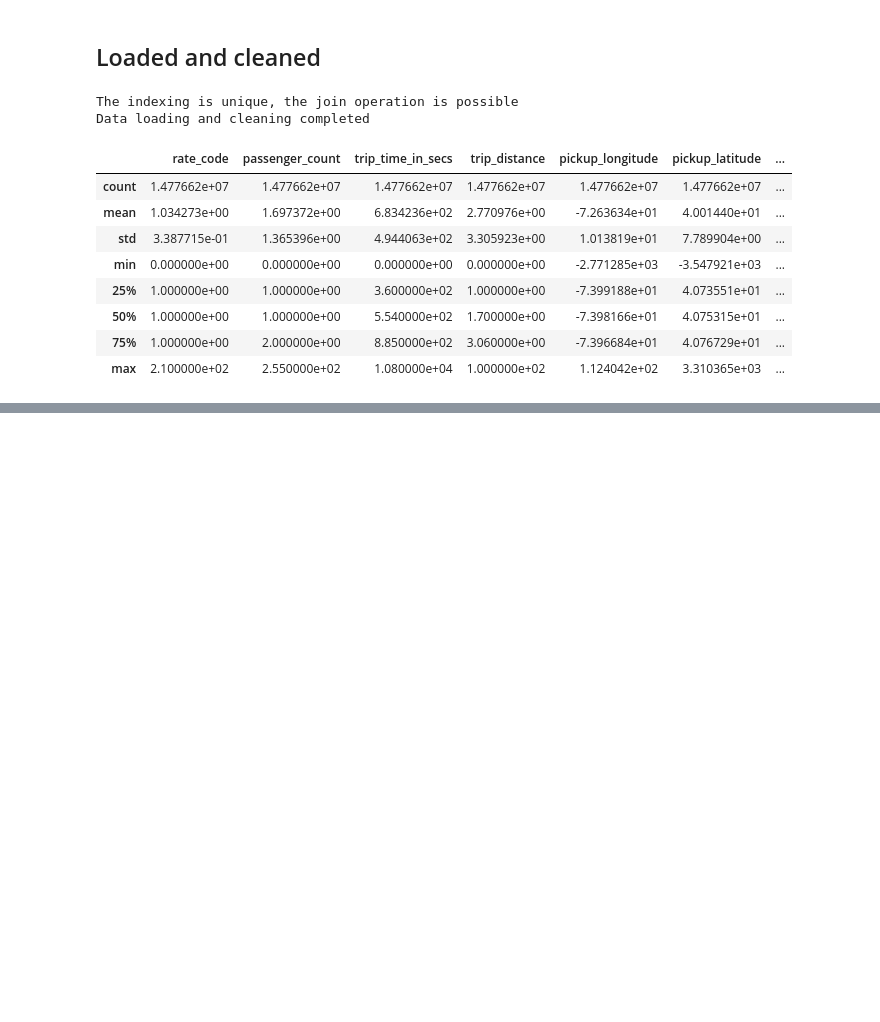
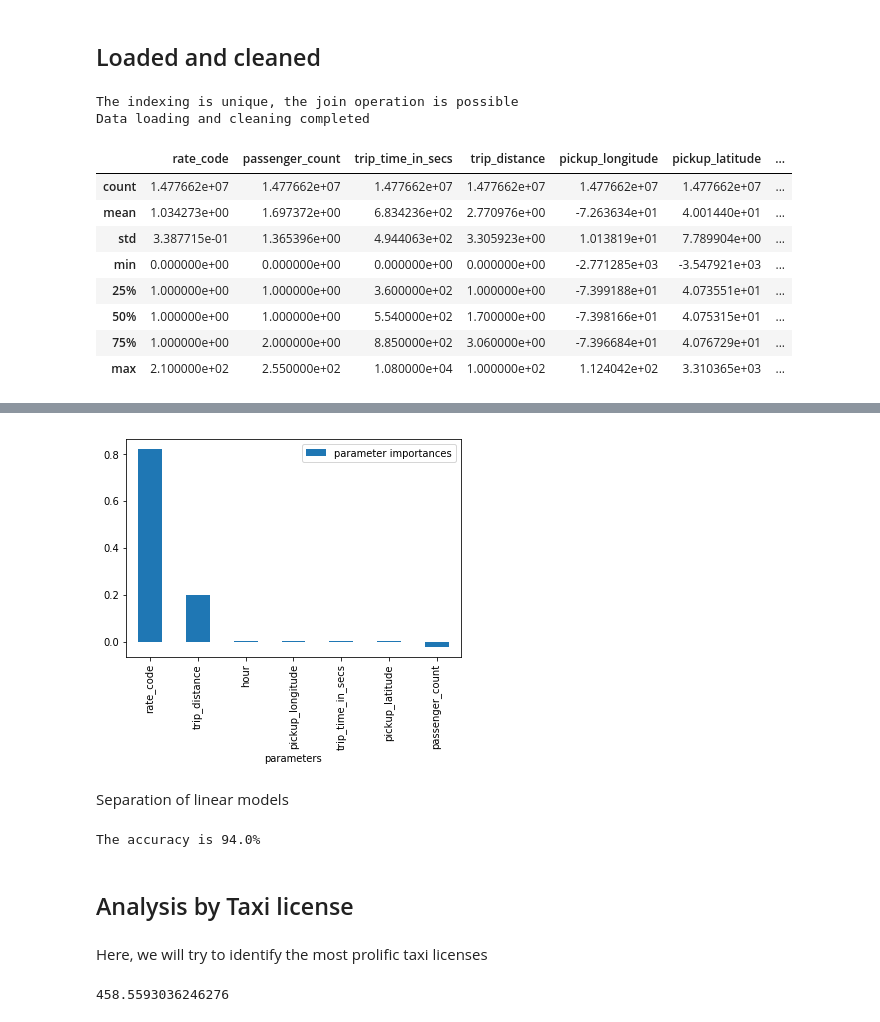
Before and after one commit to loicveyssiere/taxi-nyc, a Jupyter notebook: Notebook.ipynb, the cells around one changed output, grey strips where cells are left out. Drawn from its saved outputs; the diff is of its cells as text; code cells hidden in the pictures; blank space fills up the shorter version.

```diff
--- a/Notebook.ipynb
+++ b/Notebook.ipynb
@@ -70,0 +213,10 @@ core.heatmap(df, lat_col='pickup_latitude', lon_col='pickup_longitude', \
+# %%
+from sklearn.linear_model import Ridge, LinearRegression
+def ridge_predict(df, to_predict, parameters, alpha=1.0):
+    X = df[parameters]
+    y = df[to_predict]
+    classifier = LinearRegression()
+    classifier.fit(X,y)
+
+    y_pred = classifier.predict(X)
+    return X, y, y_pred, classifier
@@ -70,0 +229,9 @@ core.heatmap(df, lat_col='pickup_latitude', lon_col='pickup_longitude', \
+# %%
+df_parameters_importances = pd.DataFrame({"parameters": parameters, "parameter importances": classifier.coef_})
+df_parameters_importances = df_parameters_importances.set_index("parameters")
+df_parameters_importances = df_parameters_importances.sort_values("parameter importances", ascending=False)
+df_parameters_importances.plot(kind="bar");
+# %% [output]
+[figure, added]
+# %% [markdown]
+Separation of linear models
@@ -70,0 +241,10 @@ core.heatmap(df, lat_col='pickup_latitude', lon_col='pickup_longitude', \
+# %%
+X, y, y_pred, classifier = ridge_predict(df[df["rate_code"] == 4], "fare_amount", parameters)
+
+print('The accuracy is {0:.1f}%'.format(score(y, y_pred)*100))
+# %% [output]
+The accuracy is 94.0%
+# %% [markdown]
+## Analysis by Taxi license
+# %% [markdown]
+Here, we will try to identify the most prolific taxi licenses
@@ -70,0 +261,5 @@ core.heatmap(df, lat_col='pickup_latitude', lon_col='pickup_longitude', \
+# %%
+mean = taxis[('trip_distance', 'count')].mean()
+mean
+# %% [output]
+458.5593036246276
```
Also changed, not shown: parts of 38 cells of this notebook, 1 other file.
